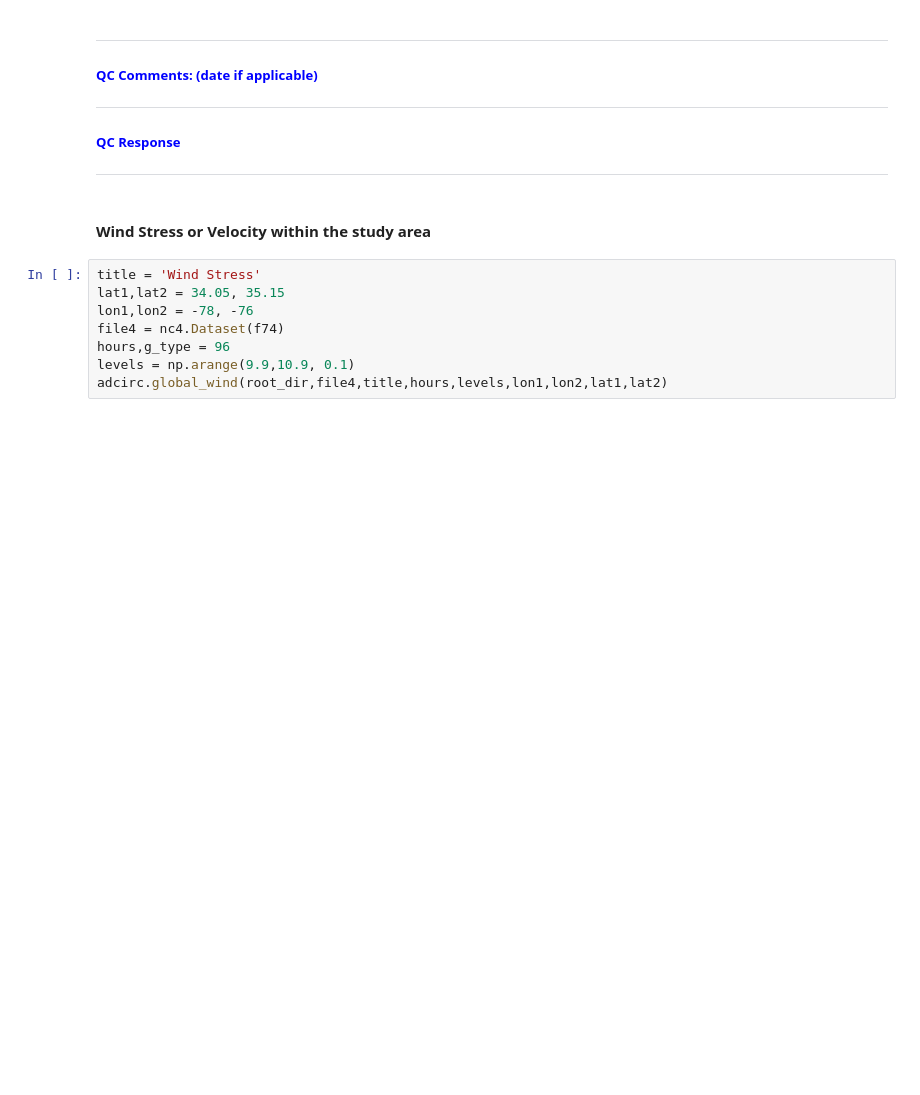
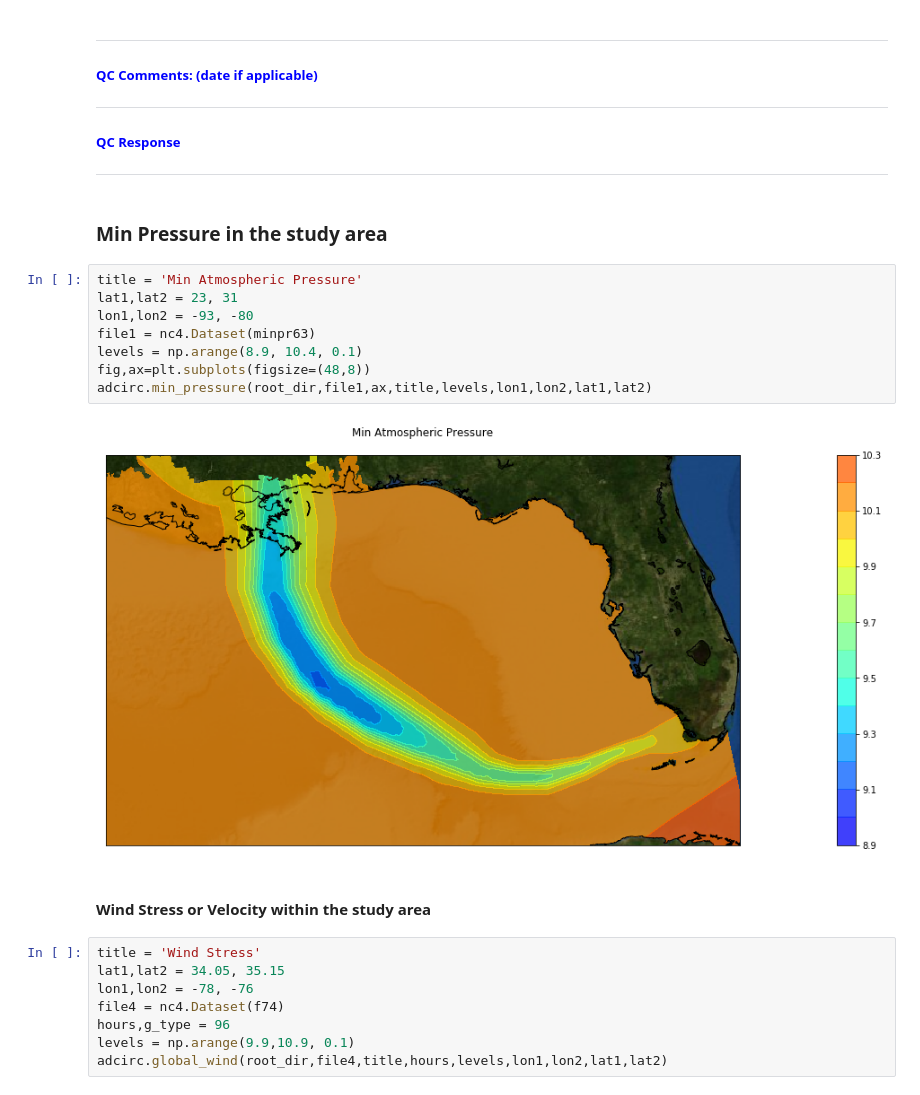
Before and after one commit to slawler/adcirc_prod, a Jupyter notebook: notebooks/Model_output.ipynb, the cells around one changed output. Saved outputs shown, nothing was run; the diff lists cells and outputs as text; blank space fills up the shorter version.

```diff
--- a/notebooks/Model_output.ipynb
+++ b/notebooks/Model_output.ipynb
@@ -121,6 +177,18 @@ HTML('<img width="1000" height="700" src="AtmosphericPressure.gif" frameborder="
 
 ##### <font color='blue'>QC Response</font>
 ---
+# %% [markdown]
+### Min Pressure in the study area
+# %%
+title = 'Min Atmospheric Pressure'
+lat1,lat2 = 23, 31
+lon1,lon2 = -93, -80
+file1 = nc4.Dataset(minpr63)
+levels = np.arange(8.9, 10.4, 0.1)
+fig,ax=plt.subplots(figsize=(48,8))
+adcirc.min_pressure(root_dir,file1,ax,title,levels,lon1,lon2,lat1,lat2)
+# %% [output]
+[figure, added]
 # %% [markdown]
 #### Wind Stress or Velocity within the study area
 # %%
```
Also changed, not shown: parts of 12 cells of this notebook, 3 other files.
